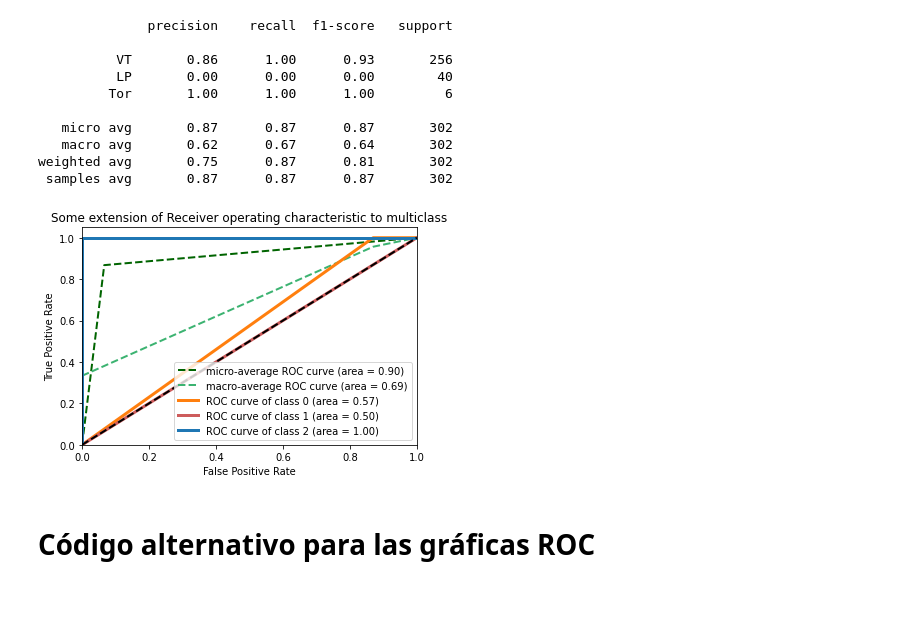
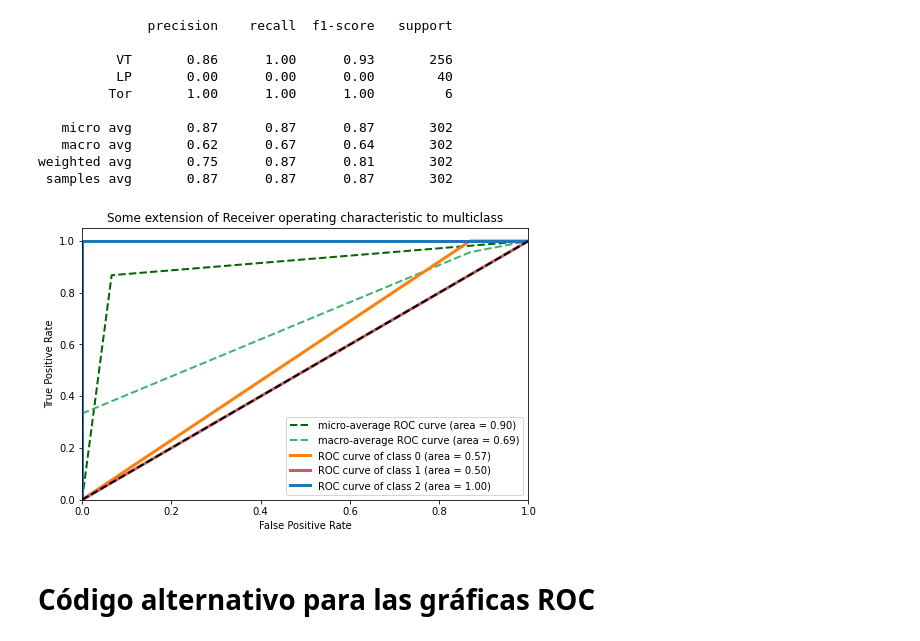
Before and after one commit to paulandrea0/Qualifica-LPC, a Jupyter notebook: LPC_Clasificador_MLPerseptron.ipynb, the cells around one changed output. Saved outputs shown, nothing was run; the diff lists cells and outputs as text; code cells hidden in the pictures; blank space fills up the shorter version.

```diff
--- a/LPC_Clasificador_MLPerseptron.ipynb
+++ b/LPC_Clasificador_MLPerseptron.ipynb
@@ -867,7 +215,7 @@ dim_entrada = X_train.shape[1]
 entrada = Input(shape=(dim_entrada,))
 print(X_train.shape[1])
 
-x = Dense(200, activation='relu', kernel_regularizer=l2(0.005))(entrada)
+x = Dense(500, activation='relu', kernel_regularizer=l2(0.005))(entrada)
 x = Dropout(0.25)(x)
 x = Dense(100, activation='relu')(x)
 x = Dropout(0.25)(x)
@@ -1137,7 +487,7 @@ tpr["macro"] = mean_tpr
 roc_auc["macro"] = auc(fpr["macro"], tpr["macro"])
 
 # Plot all ROC curves
-plt.figure()
+plt.figure(figsize=(8,5))
 plt.plot(
     fpr["micro"],
     tpr["micro"],
@@ -1148,34 +498,34 @@ plt.plot(
 )
 
 plt.plot(
     fpr["macro"],
     tpr["macro"],
     label="macro-average ROC curve (area = {0:0.2f})".format(roc_auc["macro"]),
     color="mediumseagreen", #
     linestyle="--",
     linewidth=2,
 )
 
 colors = cycle(["tab:orange", "indianred", "tab:blue"])
 for i, color in zip(range(n_classes), colors):
     plt.plot(
         fpr[i],
         tpr[i],
         color=color,
         lw=lw,
         label="ROC curve of class {0} (area = {1:0.2f})".format(i, roc_auc[i]),
     )
 
 plt.plot([0, 1], [0, 1], 'k--', lw=2)
 plt.xlim([0.0, 1.0])
 plt.ylim([0.0, 1.05])
 plt.xlabel("False Positive Rate")
 plt.ylabel("True Positive Rate")
 plt.title("Some extension of Receiver operating characteristic to multiclass")
 plt.legend(loc="lower right")
 plt.show()
 # %% [output]
-[figure, old version]
+[figure, new version]
 # %% [markdown]
 # **Código alternativo para las gráficas ROC**
 # %%
```
Also changed, not shown: parts of 25 cells of this notebook.
